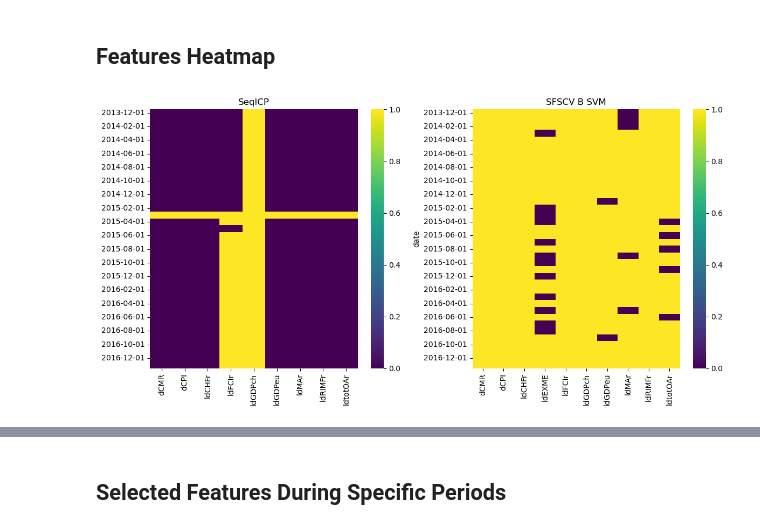
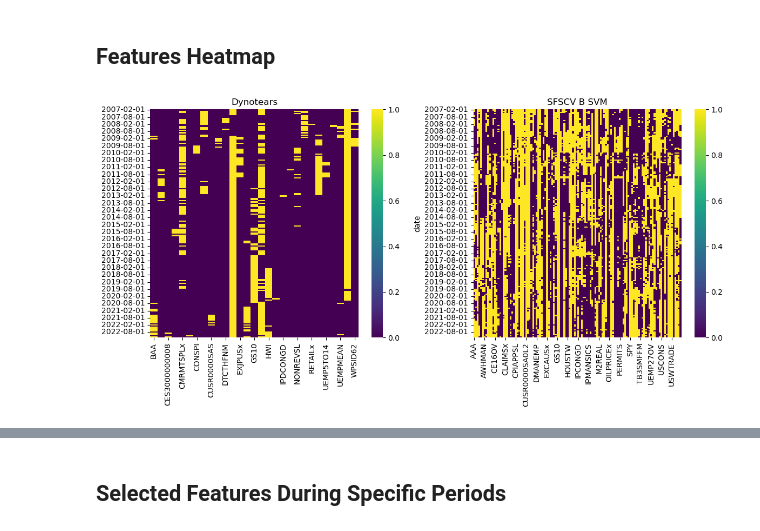
Before and after one commit to dcuoliveira/cml-fin, a Jupyter notebook: src/results_report_forecasting.ipynb, the cells around one changed output, grey strips where cells are left out. Cells and saved outputs as stored; diff of their text form; code cells hidden in the pictures.

```diff
--- a/src/results_report_forecasting.ipynb
+++ b/src/results_report_forecasting.ipynb
@@ -427,8 +404,8 @@ for etf in all_rolling_metrics_df["etf"].unique():
 # %% [markdown]
 ## Features Heatmap
 # %%
-etf = "ldEXME"
-first_fs = "seqICP_nocluster"
+etf = "SPY"
+first_fs = "dynotears_nocluster"
 second_fs = "sfscv-backward-svm_nocluster"
 
 # Create a figure with 2 subplots (side by side)
@@ -448,32 +425,32 @@ pivot_table_data.index = [pd.to_datetime(dtref).strftime('%Y-%m-%d') for dtref i
 
 pivot_table_data.columns = pivot_table_data.columns.droplevel()
 pivot_table_data.columns.name = ""
 
 sns.heatmap(pivot_table_data, ax=axs[0], cmap="viridis")
 axs[0].set_title(fs_methods_tags[first_fs])
 axs[0].set_xticklabels(axs[0].get_xticklabels(), rotation=90)  # Rotate column names
 
 selected_dates = pivot_table_data.index
 
 # Second heatmap
 check_df = all_parents_df.loc[(all_parents_df['etf'] == etf) & (all_parents_df['fs'] == second_fs)].drop(["etf", "fs"], axis=1)
 check_df["date"] = [pd.to_datetime(dtref).strftime('%Y-%m-%d') for dtref in check_df["date"]]
 pivot_table_data = check_df.pivot_table(index=["date"], columns=["fred"], values=["value"]).fillna(0)
 
 pivot_table_data.columns = pivot_table_data.columns.droplevel()
 pivot_table_data.columns.name = ""
 
 pivot_table_data = pivot_table_data[(pd.to_datetime(selected_dates[0]) - relativedelta(months=0)).strftime("%Y-%m-%d"):]
 
 sns.heatmap(pivot_table_data, ax=axs[1], cmap="viridis")
 axs[1].set_title(fs_methods_tags[second_fs])
 axs[1].set_xticklabels(axs[1].get_xticklabels(), rotation=90)  # Rotate column names
 
 # Adjust layout
 plt.tight_layout()
 
 # Save plot
 fig.savefig(os.path.join(results_path, f'{etf}_{fs_methods_tags[first_fs]}_compare_clusters_heatmap.png'))
 # %% [output]
-[figure, old version]
+[figure, new version]
 # %%
```
Also changed, not shown: parts of 10 cells of this notebook, 15 other files.
